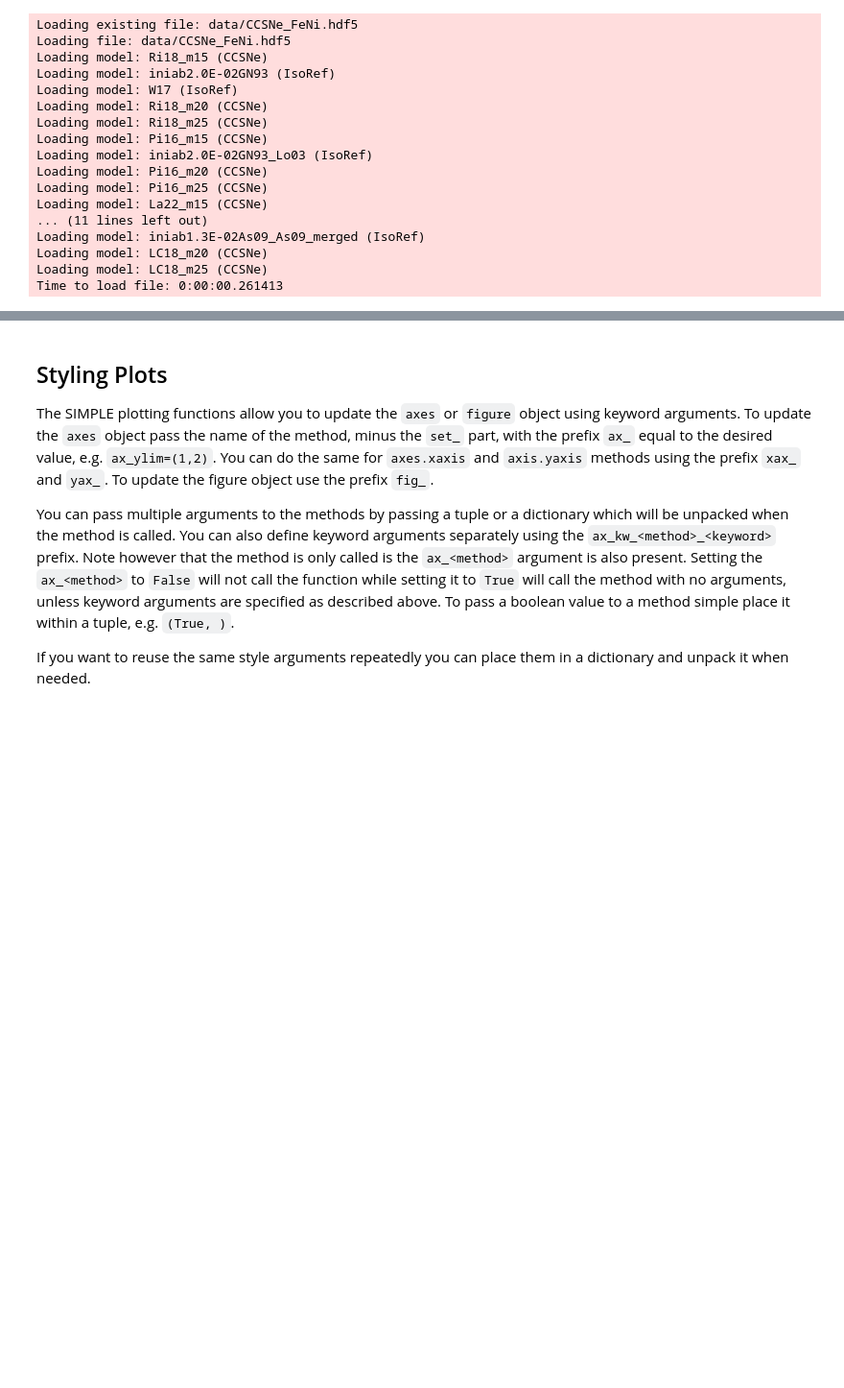
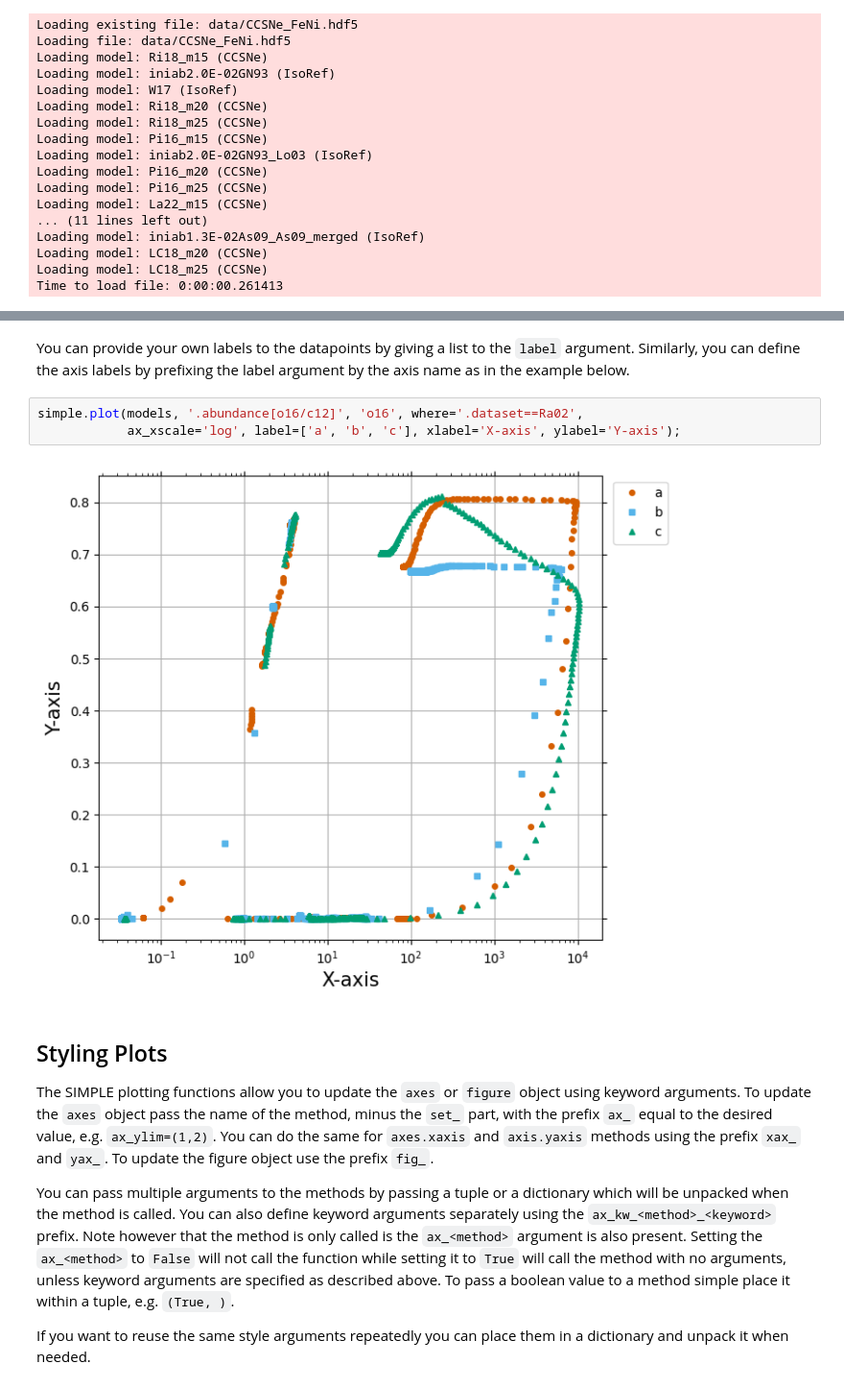
Before and after one commit to mattias-ek/SIMPLE, a Jupyter notebook: notebooks/ccsne_tutorial3.ipynb, the cells around one changed output, grey strips where cells are left out. Shown: that part at 96% size. Drawn from its saved outputs; the diff is of its cells as text; blank space fills up the shorter version.

```diff
--- a/notebooks/ccsne_tutorial3.ipynb
+++ b/notebooks/ccsne_tutorial3.ipynb
@@ -29,3 +46,10 @@ Time to load file: 0:00:00.261413
+# %% [markdown]
+You can provide your own labels to the datapoints by giving a list to the ``label`` argument. Similarly, you can define the axis labels by prefixing the label argument by the axis name as in the example below.
+# %%
+simple.plot(models, '.abundance[o16/c12]', 'o16', where='.dataset==Ra02',
+            ax_xscale='log', label=['a', 'b', 'c'], xlabel='X-axis', ylabel='Y-axis');
+# %% [output]
+[figure, added]
 # %% [markdown]
 ## Styling Plots
 The SIMPLE plotting functions allow you to update the ``axes`` or ``figure`` object using keyword arguments. To update the ``axes`` object pass the name of the method, minus the ``set_`` part, with the prefix ``ax_`` equal to the desired value, e.g. ``ax_ylim=(1,2)``. You can do the same for ``axes.xaxis`` and ``axis.yaxis`` methods using the prefix ``xax_`` and ``yax_``. To update the figure object use the prefix ``fig_``.
```
Also changed, not shown: parts of 4 cells of this notebook, 3 other files.
